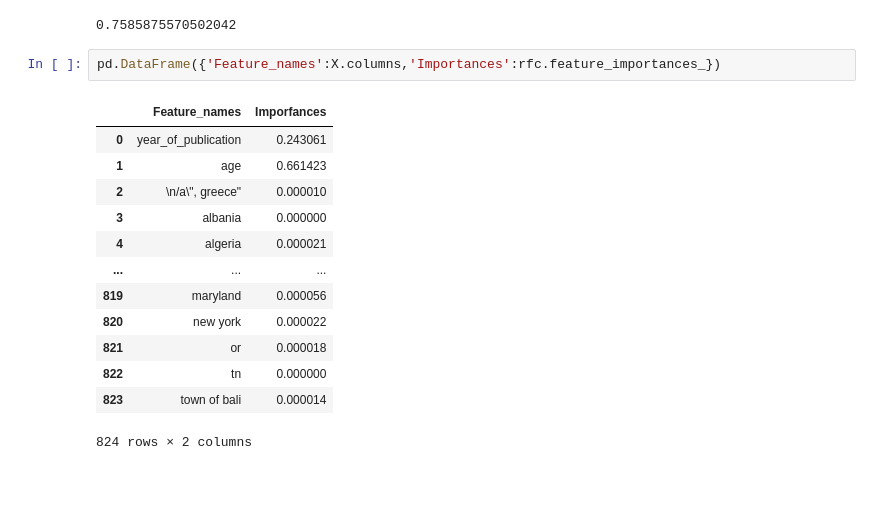
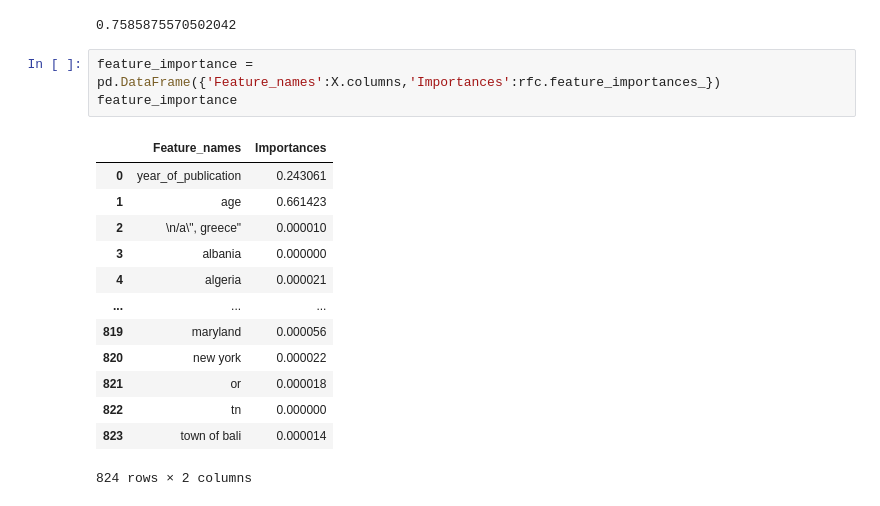
Before and after one commit to fichtnerma/Recommender, a Jupyter notebook: rf-bookCrossing4.ipynb, the cells around one changed output. Saved outputs shown, nothing was run; the diff lists cells and outputs as text.

```diff
--- a/rf-bookCrossing4.ipynb
+++ b/rf-bookCrossing4.ipynb
@@ -318,9 +318,10 @@ rfc.score(X_train, y_train)
 # %% [output]
 0.7585875570502042
 # %%
-pd.DataFrame({'Feature_names':X.columns,'Importances':rfc.feature_importances_})
+feature_importance = pd.DataFrame({'Feature_names':X.columns,'Importances':rfc.feature_importances_})
+feature_importance
 # %% [output]
-|  | Feature_names | Imporfances |
+|  | Feature_names | Importances |
 | 0 | year_of_publication | 0.243061 |
 | 1 | age | 0.661423 |
 | 2 | \n/a\", greece" | 0.000010 |
```
Also changed, not shown: parts of 1 cell of this notebook.
